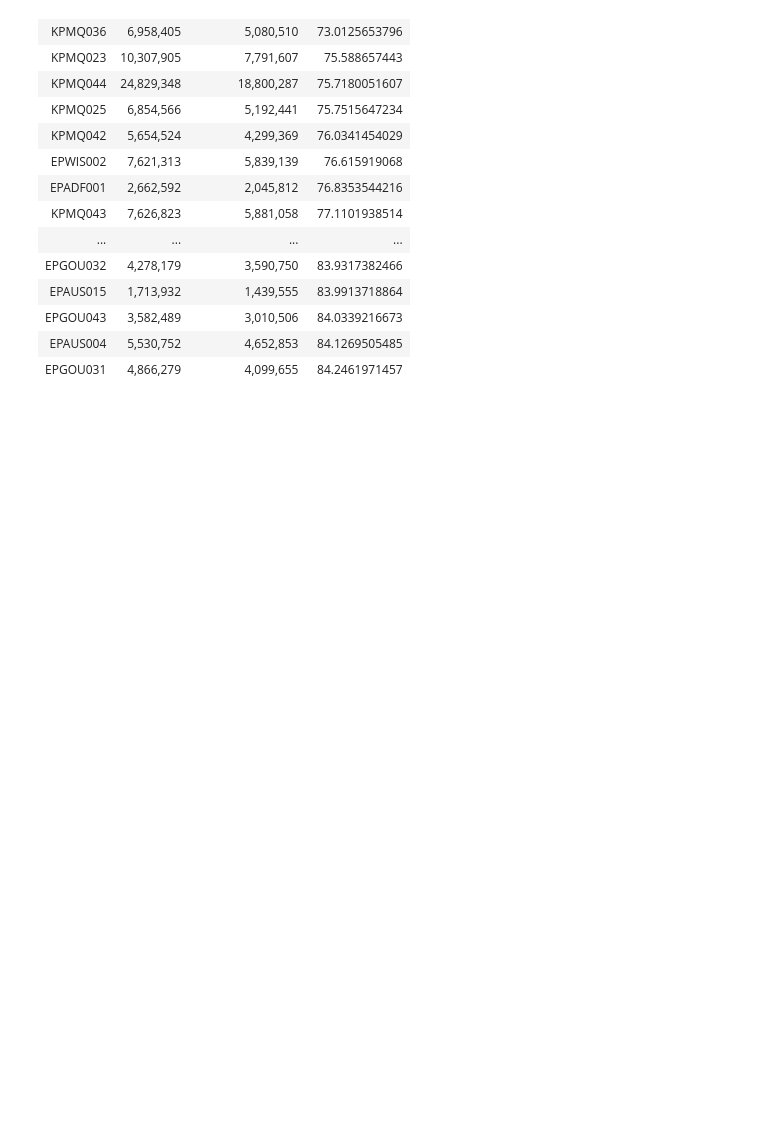
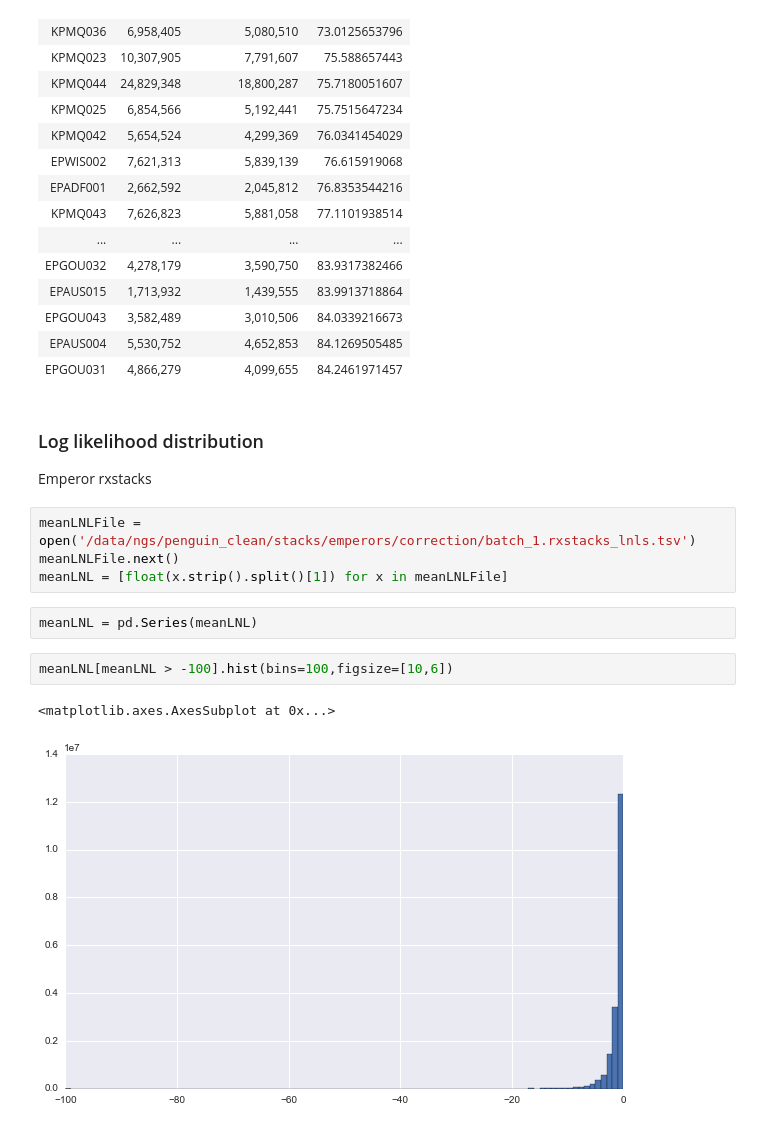
Before and after one commit to damiankao/misc-analysis, a Jupyter notebook: 18092015_penguin.ipynb, the cells around one changed output. Drawn from its saved outputs; the diff is of its cells as text; blank space fills up the shorter version.

Commit message:
penguin

```diff
--- a/18092015_penguin.ipynb
+++ b/18092015_penguin.ipynb
@@ -126,3 +126,18 @@ statTable
 | EPGOU043 | 3,582,489 | 3,010,506 | 84.0339216673 |
 | EPAUS004 | 5,530,752 | 4,652,853 | 84.1269505485 |
 | EPGOU031 | 4,866,279 | 4,099,655 | 84.2461971457 |
+# %% [markdown]
+### Log likelihood distribution
+
+Emperor rxstacks
+# %%
+meanLNLFile = open('/data/ngs/penguin_clean/stacks/emperors/correction/batch_1.rxstacks_lnls.tsv')
+meanLNLFile.next()
+meanLNL = [float(x.strip().split()[1]) for x in meanLNLFile]
+# %%
+meanLNL = pd.Series(meanLNL)
+# %%
+meanLNL[meanLNL > -100].hist(bins=100,figsize=[10,6])
+# %% [output]
+<matplotlib.axes.AxesSubplot at 0x...>
+[figure, added]
```
Also changed, not shown: parts of 3 cells of this notebook.
